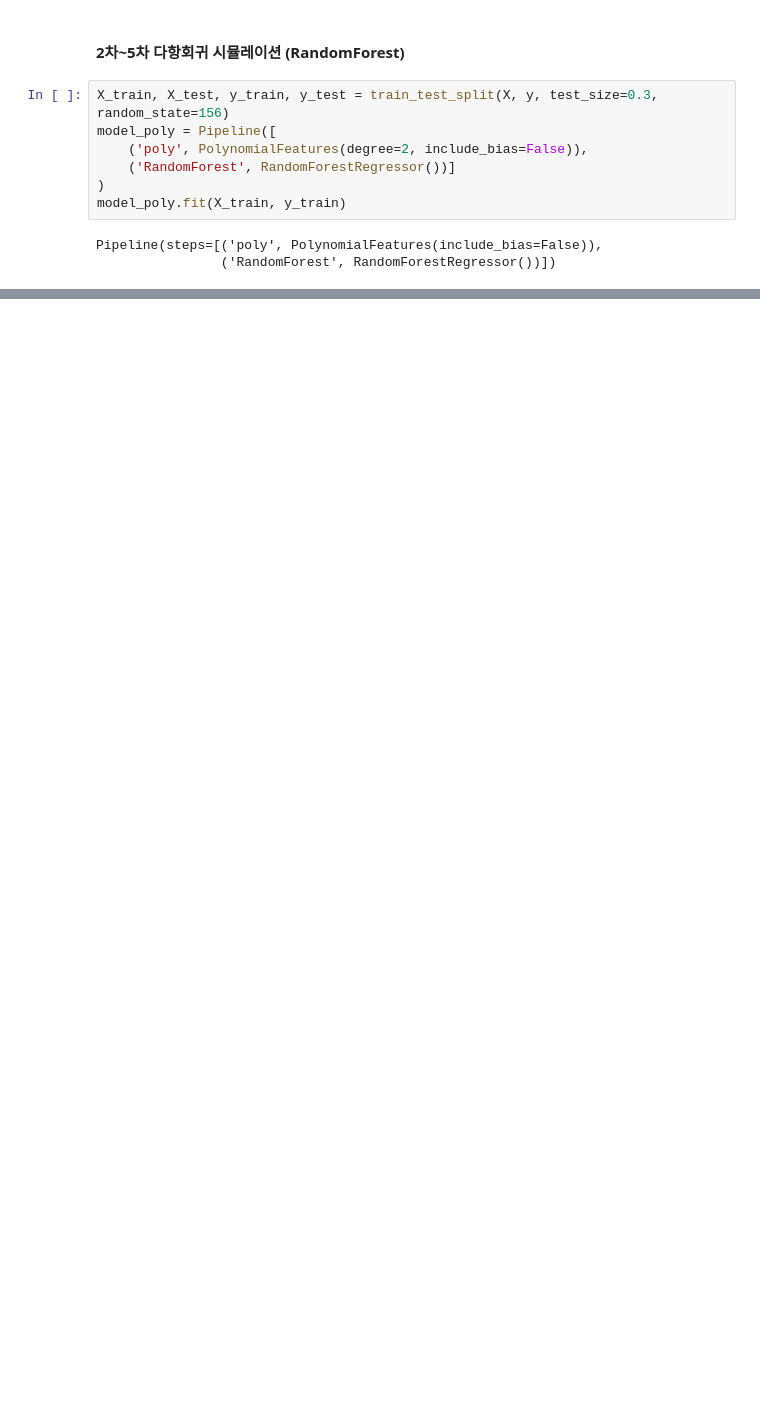
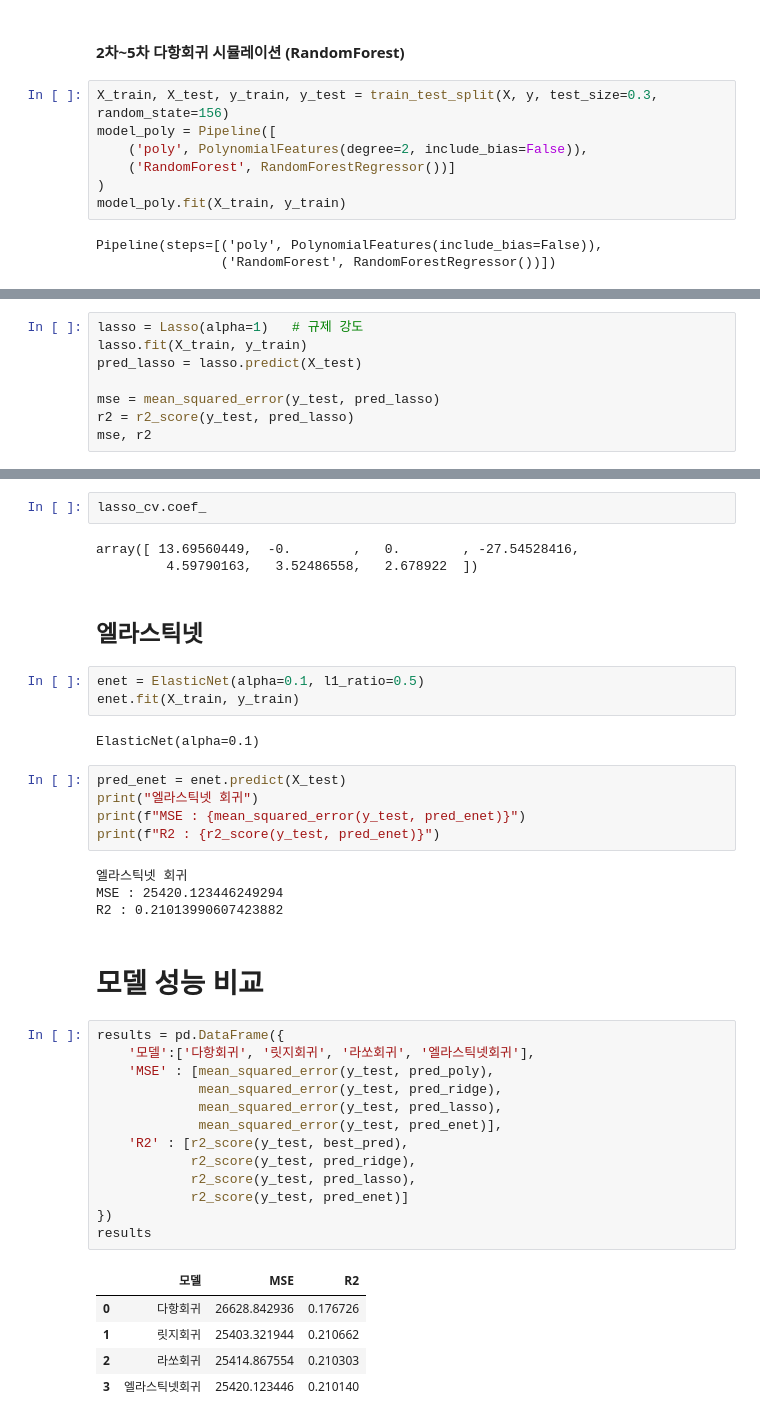
Before and after one commit to jiyoung1634/hipython_rep, a Jupyter notebook: 머신러닝 보고서2/39_bike대여량예측모델.ipynb, the cells around one changed output, grey strips where cells are left out. Saved outputs shown, nothing was run; the diff lists cells and outputs as text; blank space fills up the shorter version.

```diff
--- a/39_bike대여량예측모델.ipynb
+++ b/머신러닝 보고서2/39_bike대여량예측모델.ipynb
@@ -387,0 +449,8 @@ pd.DataFrame(results)
+# %%
+lasso = Lasso(alpha=1)   # 규제 강도
+lasso.fit(X_train, y_train)
+pred_lasso = lasso.predict(X_test)
+
+mse = mean_squared_error(y_test, pred_lasso)
+r2 = r2_score(y_test, pred_lasso)
+mse, r2
@@ -387,0 +478,42 @@ pd.DataFrame(results)
+# %%
+lasso_cv.coef_
+# %% [output]
+array([ 13.69560449,  -0.        ,   0.        , -27.54528416,
+         4.59790163,   3.52486558,   2.678922  ])
+# %% [markdown]
+## 엘라스틱넷
+# %%
+enet = ElasticNet(alpha=0.1, l1_ratio=0.5)
+enet.fit(X_train, y_train)
+# %% [output]
+ElasticNet(alpha=0.1)
+# %%
+pred_enet = enet.predict(X_test)
+print("엘라스틱넷 회귀")
+print(f"MSE : {mean_squared_error(y_test, pred_enet)}")
+print(f"R2 : {r2_score(y_test, pred_enet)}")
+# %% [output]
+엘라스틱넷 회귀
+MSE : 25420.123446249294
+R2 : 0.21013990607423882
+# %% [markdown]
+# 모델 성능 비교
+# %%
+results = pd.DataFrame({
+    '모델':['다항회귀', '릿지회귀', '라쏘회귀', '엘라스틱넷회귀'],
+    'MSE' : [mean_squared_error(y_test, pred_poly),
+             mean_squared_error(y_test, pred_ridge),
+             mean_squared_error(y_test, pred_lasso),
+             mean_squared_error(y_test, pred_enet)],
+    'R2' : [r2_score(y_test, best_pred),
+            r2_score(y_test, pred_ridge),
+            r2_score(y_test, pred_lasso),
+            r2_score(y_test, pred_enet)]
+})
+results
+# %% [output]
+|  | 모델 | MSE | R2 |
+| 0 | 다항회귀 | 26628.842936 | 0.176726 |
+| 1 | 릿지회귀 | 25403.321944 | 0.210662 |
+| 2 | 라쏘회귀 | 25414.867554 | 0.210303 |
+| 3 | 엘라스틱넷회귀 | 25420.123446 | 0.210140 |
```
Also changed, not shown: parts of 89 cells of this notebook, 1 other file.
